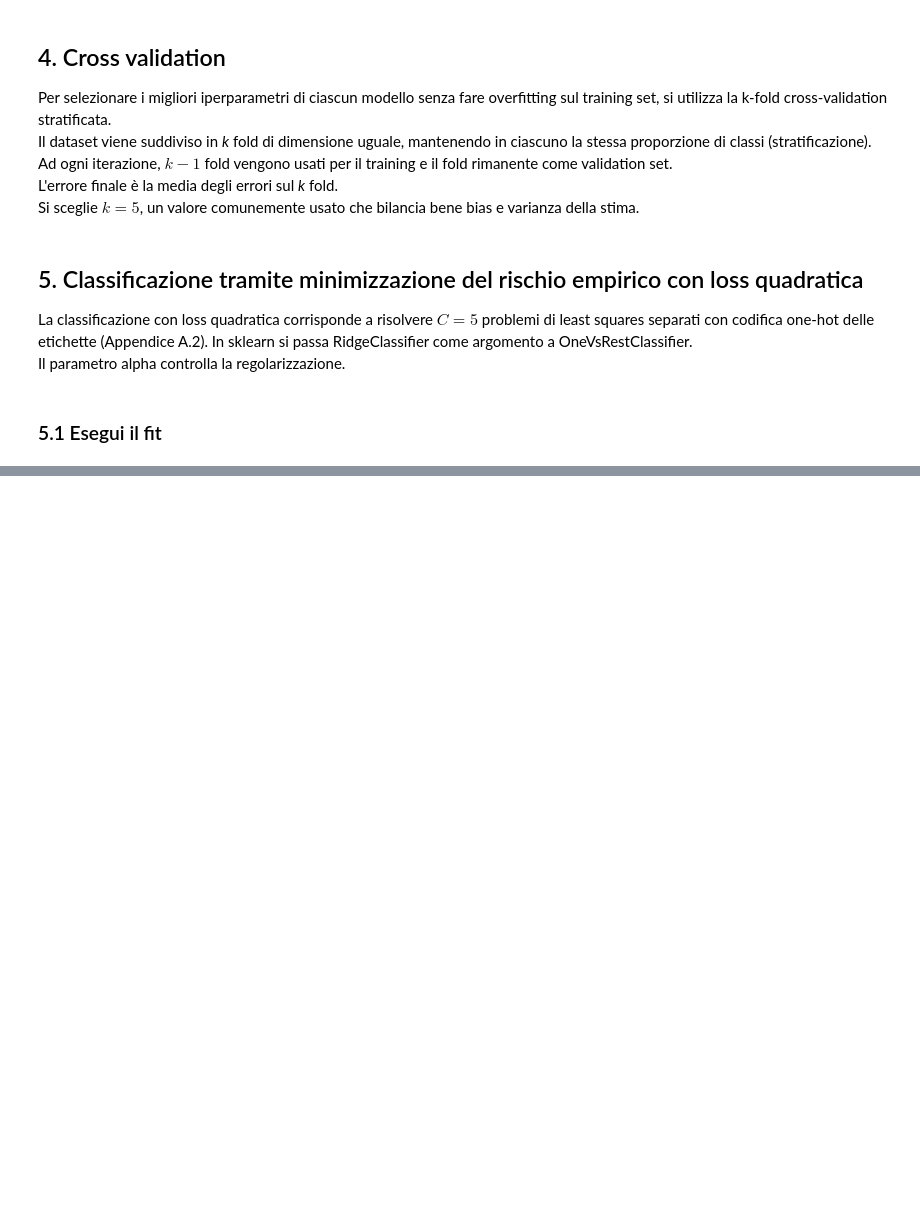
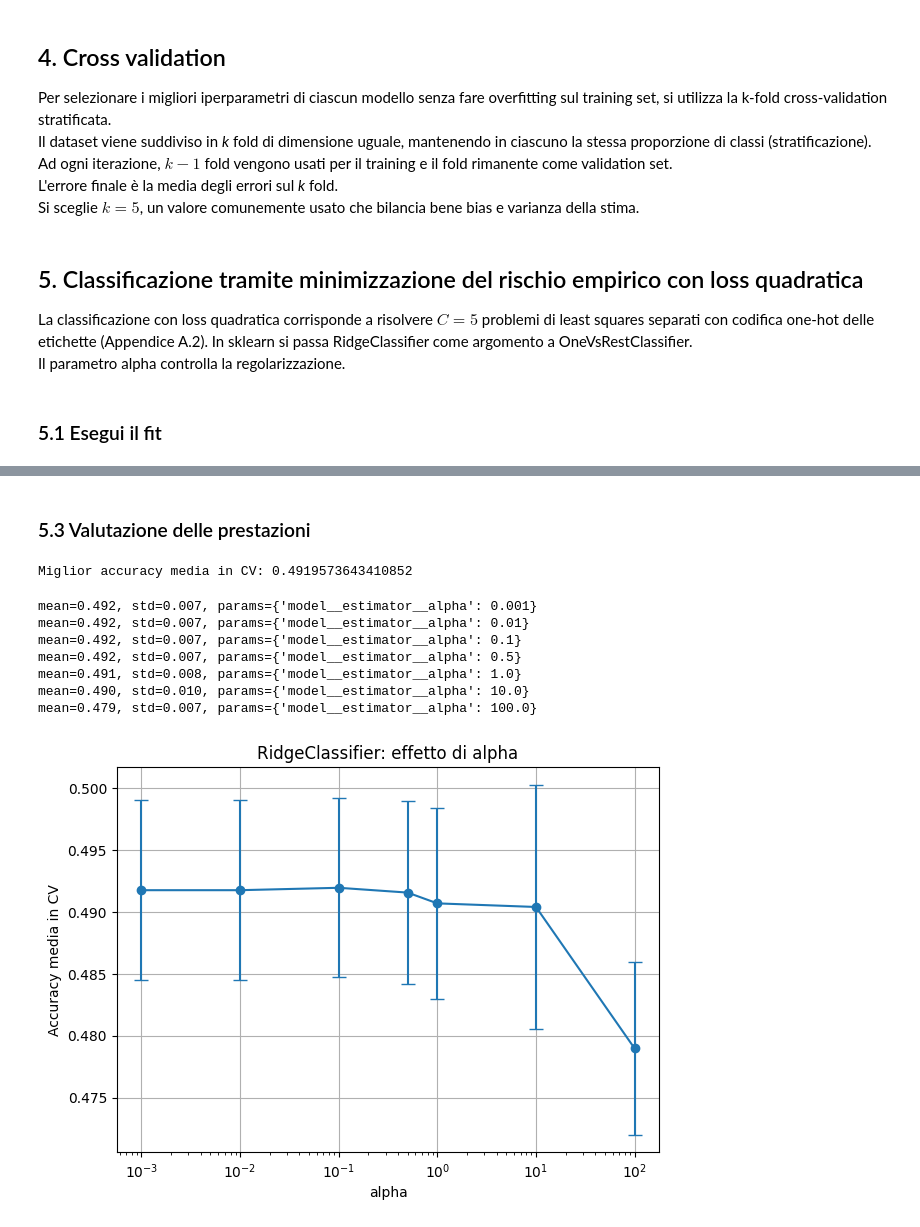
Before and after one commit to iamgiu/Introduzione-al-Data-Science, a Jupyter notebook: Progetto/S6537533_notebook.ipynb, the cells around one changed output, grey strips where cells are left out. Cells and saved outputs as stored; diff of their text form; code cells hidden in the pictures; blank space fills up the shorter version.

```diff
--- a/Progetto/S6537533_notebook.ipynb
+++ b/Progetto/S6537533_notebook.ipynb
@@ -239,0 +276,34 @@ Miglior accuracy media in CV: 0.4919573643410852
+# %% [markdown]
+### 5.3 Valutazione delle prestazioni
+# %%
+print("Miglior accuracy media in CV:", ridge_grid.best_score_)
+# %% [output]
+Miglior accuracy media in CV: 0.4919573643410852
+# %%
+ridge_results = ridge_grid.cv_results_
+
+for mean, std, params in zip(
+    ridge_results["mean_test_score"],
+    ridge_results["std_test_score"],
+    ridge_results["params"]
+):
+    print(f"mean={mean:.3f}, std={std:.3f}, params={params}")
+
+alphas = ridge_param_grid["model__estimator__alpha"]
+plt.figure(figsize=(7, 5))
+plt.errorbar(alphas, ridge_results["mean_test_score"], yerr=ridge_results["std_test_score"], marker="o", capsize=5)
+plt.xscale("log")
+plt.xlabel("alpha")
+plt.ylabel("Accuracy media in CV")
+plt.title("RidgeClassifier: effetto di alpha")
+plt.grid(True)
+plt.show()
+# %% [output]
+mean=0.492, std=0.007, params={'model__estimator__alpha': 0.001}
+mean=0.492, std=0.007, params={'model__estimator__alpha': 0.01}
+mean=0.492, std=0.007, params={'model__estimator__alpha': 0.1}
+mean=0.492, std=0.007, params={'model__estimator__alpha': 0.5}
+mean=0.491, std=0.008, params={'model__estimator__alpha': 1.0}
+mean=0.490, std=0.010, params={'model__estimator__alpha': 10.0}
+mean=0.479, std=0.007, params={'model__estimator__alpha': 100.0}
+[figure, added]
```
Also changed, not shown: parts of 5 cells of this notebook.
